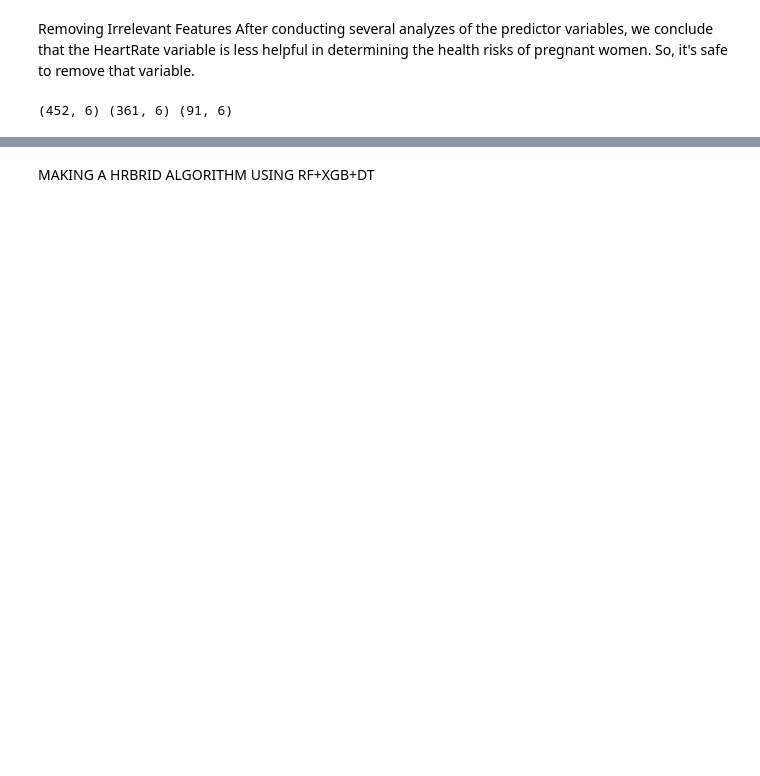
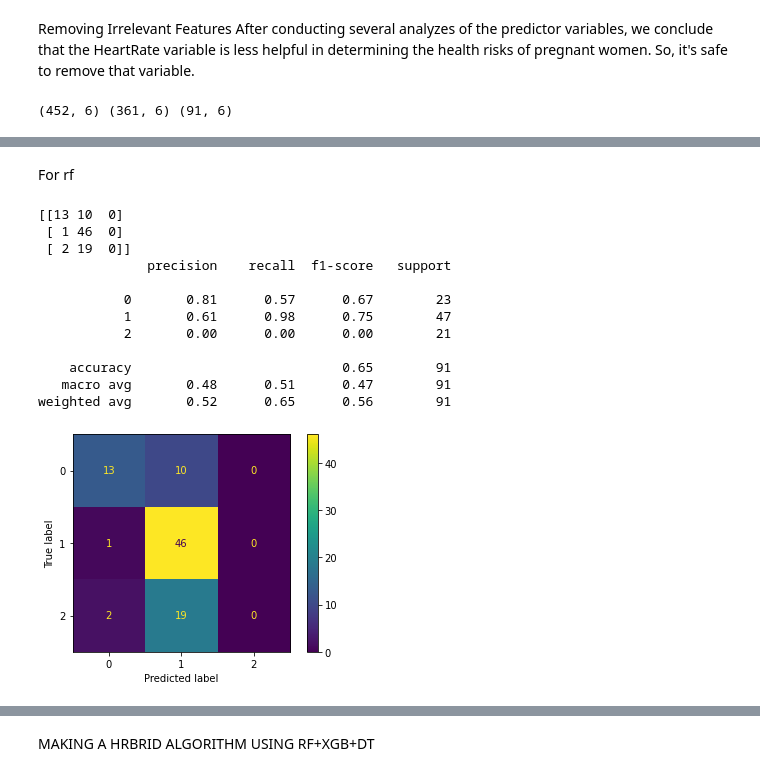
Before and after one commit to NMNayan57/Newcolab-file, a Jupyter notebook: WithoutDuplicete(pregnancy).ipynb, the cells around one changed output, grey strips where cells are left out. Saved outputs shown, nothing was run; the diff lists cells and outputs as text; code cells hidden in the pictures; blank space fills up the shorter version.

```diff
--- a/WithoutDuplicete(pregnancy).ipynb
+++ b/WithoutDuplicete(pregnancy).ipynb
@@ -201,9 +201,15 @@ print(X.shape, X_train.shape, X_test.shape)
 # %% [output]
 (452, 6) (361, 6) (91, 6)
 # %%
-model1=RandomForestClassifier(max_depth=2, random_state=0)
+model1=RandomForestClassifier(max_depth=2, random_state=0,n_estimators=100)
 model2 = XGBClassifier(use_label_encoder=False, eval_metric='mlogloss')
 model3 = DecisionTreeClassifier(max_depth = 2,random_state=0)
+model4 = LogisticRegression()
+model5 =SVC(kernel = 'rbf')
+model6 = GaussianNB()
+model7 = MLPClassifier(random_state=1, max_iter=300)
+model8=AdaBoostClassifier(n_estimators=50, learning_rate=1,random_state=96)
+model9 = KNeighborsClassifier(n_neighbors = 5, metric = 'minkowski', p = 2)
 # %%
 model1.fit(X_train, y_train)
 model2.fit(X_train, y_train)
@@ -217,3 +245,16 @@ y_pred3 = model3.predict(X_test)
+# %%
+#Confusion matrix
+cm_randomForest = confusion_matrix(y_test, y_pred1)
+cm_XGB = confusion_matrix(y_test, y_pred2)
+cm_DT = confusion_matrix(y_test, y_pred3)
+cm_Logistic = confusion_matrix(y_test, y_pred4)
+cm_svc = confusion_matrix(y_test, y_pred5)
+
+
+cm_gaussian = confusion_matrix(y_test, y_pred6)
+cm_mlp = confusion_matrix(y_test, y_pred7)
+cm_adaboost = confusion_matrix(y_test, y_pred8)
+cm_KNN = confusion_matrix(y_test, y_pred9)
 # %%
 from sklearn.model_selection import KFold
 from sklearn.model_selection import cross_val_score
@@ -219,0 +263,25 @@ from sklearn.model_selection import cross_val_score
+# %% [markdown]
+For rf
+# %%
+
+
+
+print(cm_randomForest)
+
+cm_display = ConfusionMatrixDisplay(cm_randomForest).plot()
+
+print(metrics.classification_report(y_test, y_pred1))
+# %% [output]
+[[13 10  0]
+ [ 1 46  0]
+ [ 2 19  0]]
+              precision    recall  f1-score   support
+
+           0       0.81      0.57      0.67        23
+           1       0.61      0.98      0.75        47
+           2       0.00      0.00      0.00        21
+
+    accuracy                           0.65        91
+   macro avg       0.48      0.51      0.47        91
+weighted avg       0.52      0.65      0.56        91
+[figure, added]
```
Also changed, not shown: parts of 15 cells of this notebook.
